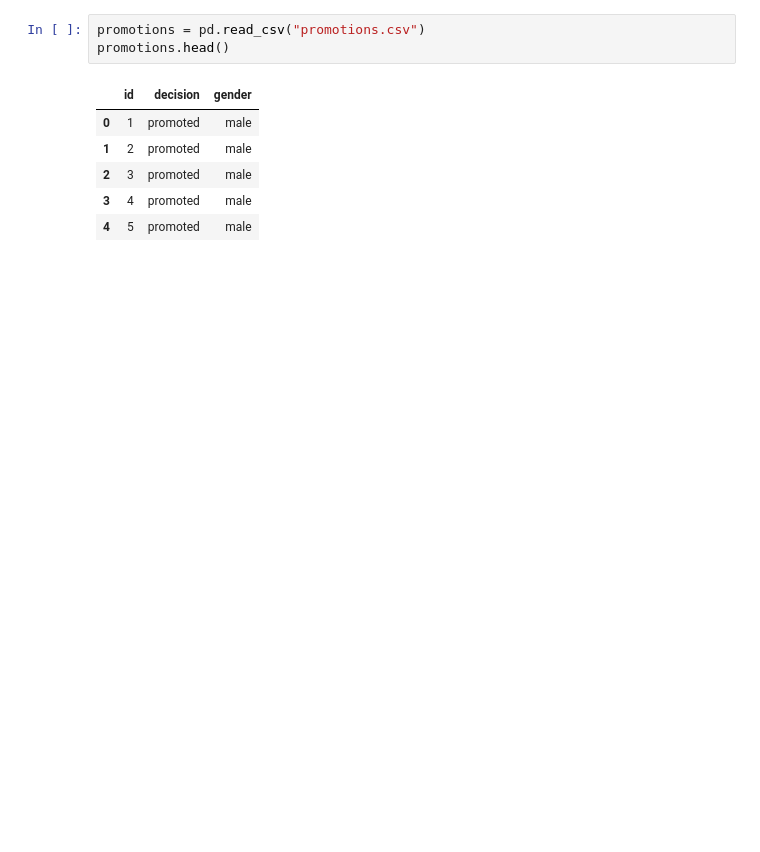
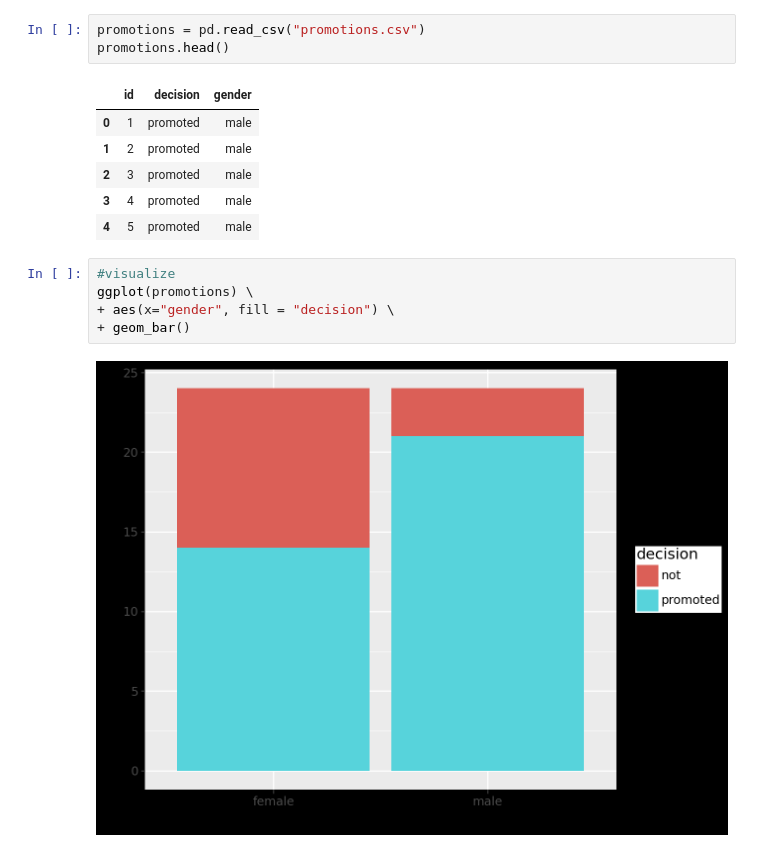
Before and after one commit to RafaelRagozoni/Topicos7, a Jupyter notebook: Aula9/participacao.ipynb, the cells around one changed output. Drawn from its saved outputs; the diff is of its cells as text; blank space fills up the shorter version.

```diff
--- a/Aula9/participacao.ipynb
+++ b/Aula9/participacao.ipynb
@@ -602,3 +753,10 @@ promotions.head()
 | 2 | 3 | promoted | male |
 | 3 | 4 | promoted | male |
 | 4 | 5 | promoted | male |
+# %%
+#visualize
+ggplot(promotions) \
++ aes(x="gender", fill = "decision") \
++ geom_bar()
+# %% [output]
+[figure, added]
```
Also changed, not shown: parts of 37 cells of this notebook.
